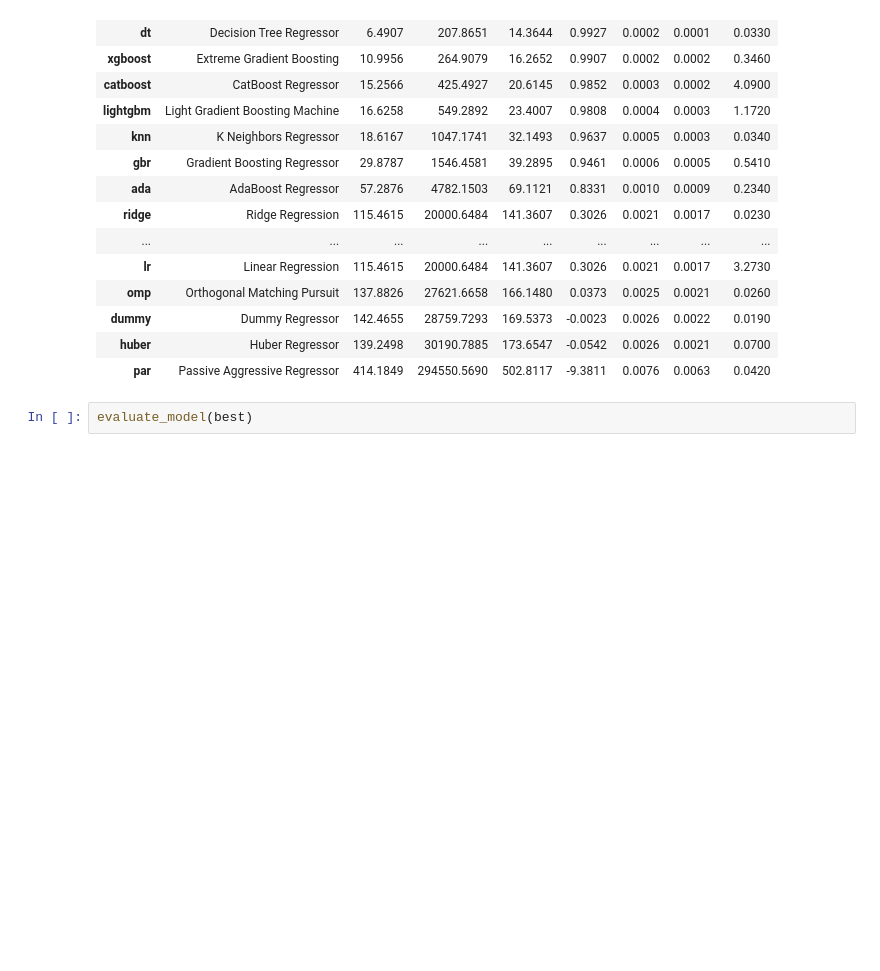
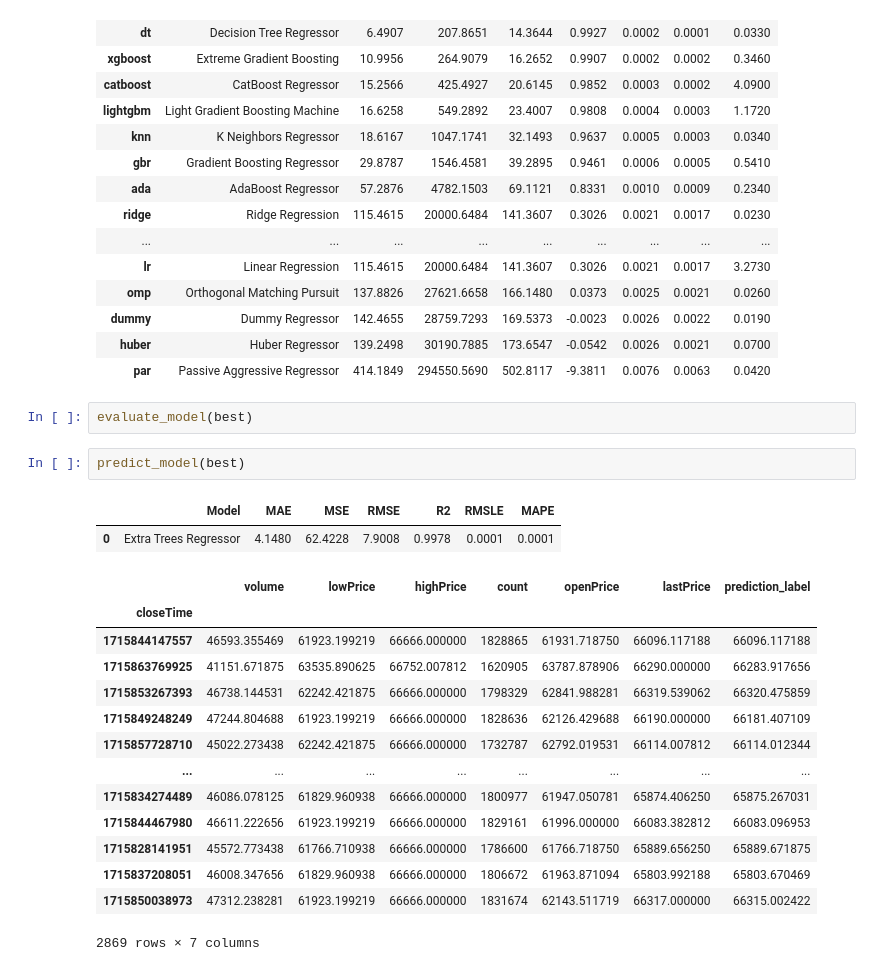
Before and after one commit to ekaratnida/avro_kafka_example, a Jupyter notebook: offlineML.ipynb, the cells around one changed output. Saved outputs shown, nothing was run; the diff lists cells and outputs as text; blank space fills up the shorter version.

Commit message:
predict offline ml from streaming data

```diff
--- a/offlineML.ipynb
+++ b/offlineML.ipynb
@@ -53,3 +53,22 @@ best = compare_models()
 | par | Passive Aggressive Regressor | 414.1849 | 294550.5690 | 502.8117 | -9.3811 | 0.0076 | 0.0063 | 0.0420 |
 # %%
 evaluate_model(best)
+# %%
+predict_model(best)
+# %% [output]
+|  | Model | MAE | MSE | RMSE | R2 | RMSLE | MAPE |
+| 0 | Extra Trees Regressor | 4.1480 | 62.4228 | 7.9008 | 0.9978 | 0.0001 | 0.0001 |
+|  | volume | lowPrice | highPrice | count | openPrice | lastPrice | prediction_label |
+| closeTime |  |  |  |  |  |  |  |
+| 1715844147557 | 46593.355469 | 61923.199219 | 66666.000000 | 1828865 | 61931.718750 | 66096.117188 | 66096.117188 |
+| 1715863769925 | 41151.671875 | 63535.890625 | 66752.007812 | 1620905 | 63787.878906 | 66290.000000 | 66283.917656 |
+| 1715853267393 | 46738.144531 | 62242.421875 | 66666.000000 | 1798329 | 62841.988281 | 66319.539062 | 66320.475859 |
+| 1715849248249 | 47244.804688 | 61923.199219 | 66666.000000 | 1828636 | 62126.429688 | 66190.000000 | 66181.407109 |
+| 1715857728710 | 45022.273438 | 62242.421875 | 66666.000000 | 1732787 | 62792.019531 | 66114.007812 | 66114.012344 |
+| ... | ... | ... | ... | ... | ... | ... | ... |
+| 1715834274489 | 46086.078125 | 61829.960938 | 66666.000000 | 1800977 | 61947.050781 | 65874.406250 | 65875.267031 |
+| 1715844467980 | 46611.222656 | 61923.199219 | 66666.000000 | 1829161 | 61996.000000 | 66083.382812 | 66083.096953 |
+| 1715828141951 | 45572.773438 | 61766.710938 | 66666.000000 | 1786600 | 61766.718750 | 65889.656250 | 65889.671875 |
+| 1715837208051 | 46008.347656 | 61829.960938 | 66666.000000 | 1806672 | 61963.871094 | 65803.992188 | 65803.670469 |
+| 1715850038973 | 47312.238281 | 61923.199219 | 66666.000000 | 1831674 | 62143.511719 | 66317.000000 | 66315.002422 |
+2869 rows × 7 columns
```
Also changed, not shown: parts of 7 cells of this notebook, 3 other files.
